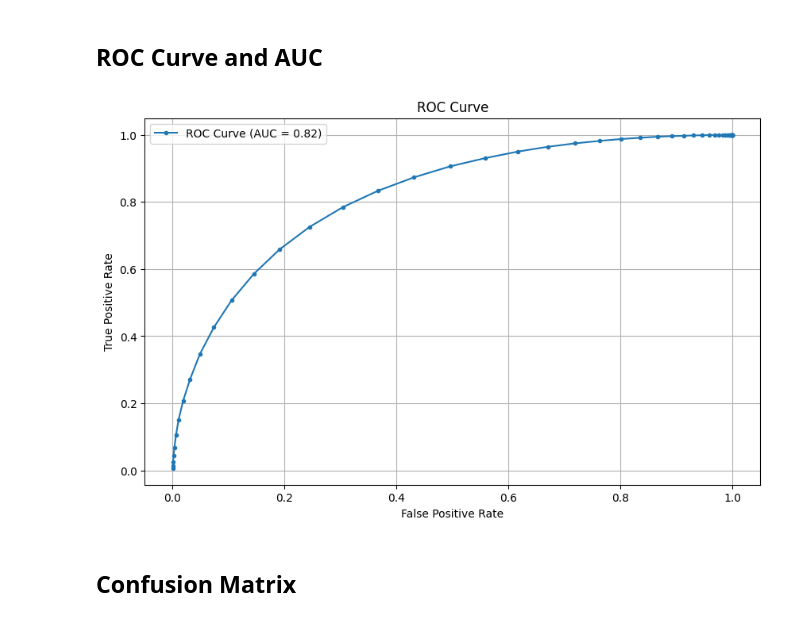
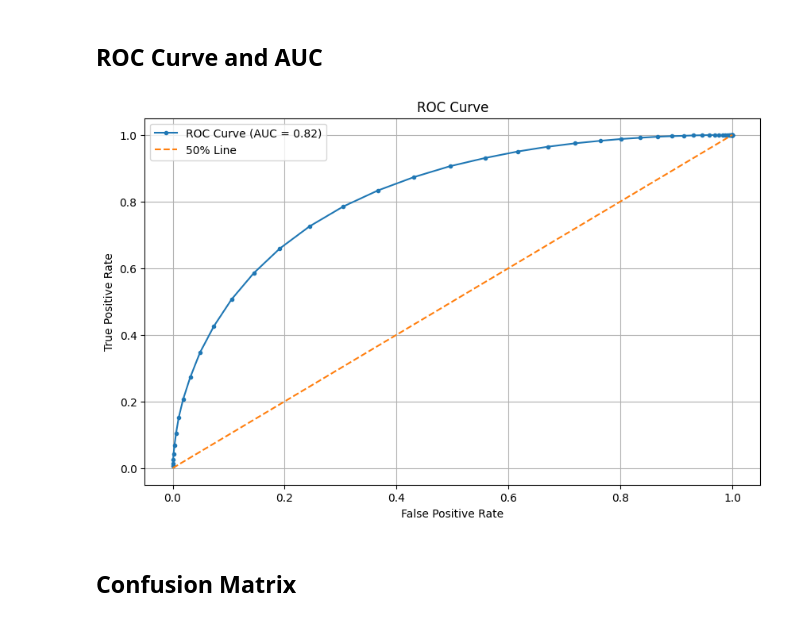
Before and after one commit to VeryFatBoy/recommender-workshop, a Jupyter notebook: notebooks/5_movie_recommender.ipynb, the cells around one changed output. Cells and saved outputs as stored; diff of their text form; code cells hidden in the pictures.

```diff
--- a/notebooks/5_movie_recommender.ipynb
+++ b/notebooks/5_movie_recommender.ipynb
@@ -321,27 +319,33 @@ for t in thresholds:
 # %%
 from sklearn.metrics import auc
 
 # Calculate AUC
 roc_auc = auc(fprs, tprs)
 
 # Plot ROC curve
 plt.figure(figsize = (10, 6))
 plt.plot(
     fprs,
     tprs,
     marker = ".",
     label = f"ROC Curve (AUC = {roc_auc:.2f})"
 )
+plt.plot(
+    [0, 1],
+    [0, 1],
+    linestyle = "--",
+    label = "50% Line"
+)
 
 plt.title("ROC Curve")
 plt.xlabel("False Positive Rate")
 plt.ylabel("True Positive Rate")
 
 plt.legend()
 plt.grid(True)
 plt.show()
 # %% [output]
-[figure, old version]
+[figure, new version]
 # %% [markdown]
 ## Confusion Matrix
 # %%
```
Also changed, not shown: parts of 5 cells of this notebook.
